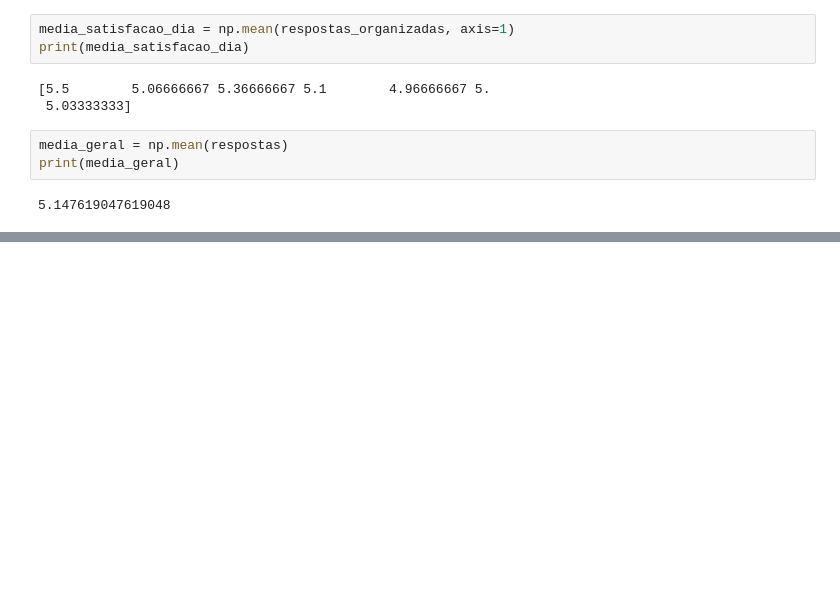
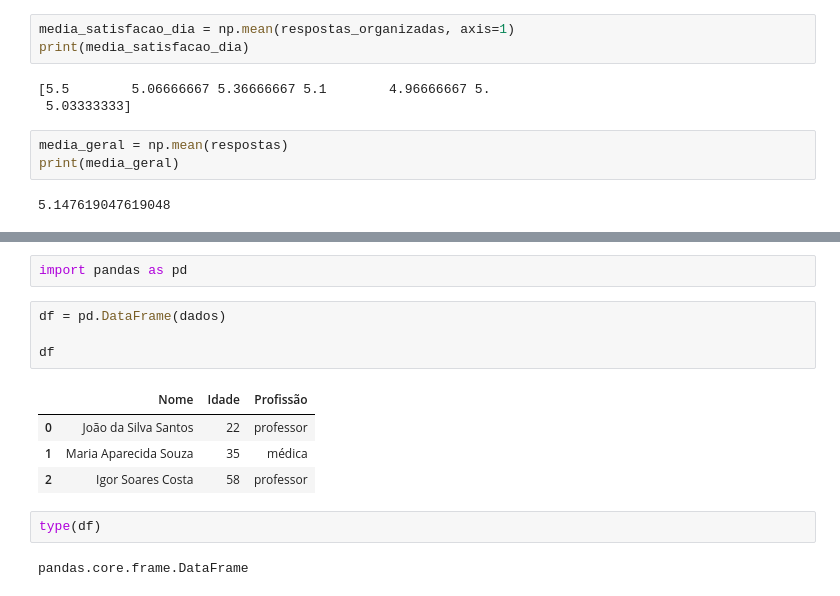
Before and after one commit to stephanyresque/Ciencia-de-dados-2, a Jupyter notebook: 26_09_24.ipynb, the cells around one changed output, grey strips where cells are left out. Cells and saved outputs as stored; diff of their text form; blank space fills up the shorter version.

```diff
--- a/26_09_24.ipynb
+++ b/26_09_24.ipynb
@@ -271,0 +286,15 @@ print(media_geral)
+# %%
+import pandas as pd
+# %%
+df = pd.DataFrame(dados)
+
+df
+# %% [output]
+|  | Nome | Idade | Profissão |
+| 0 | João da Silva Santos | 22 | professor |
+| 1 | Maria Aparecida Souza | 35 | médica |
+| 2 | Igor Soares Costa | 58 | professor |
+# %%
+type(df)
+# %% [output]
+pandas.core.frame.DataFrame
```
Also changed, not shown: parts of 16 cells of this notebook.
